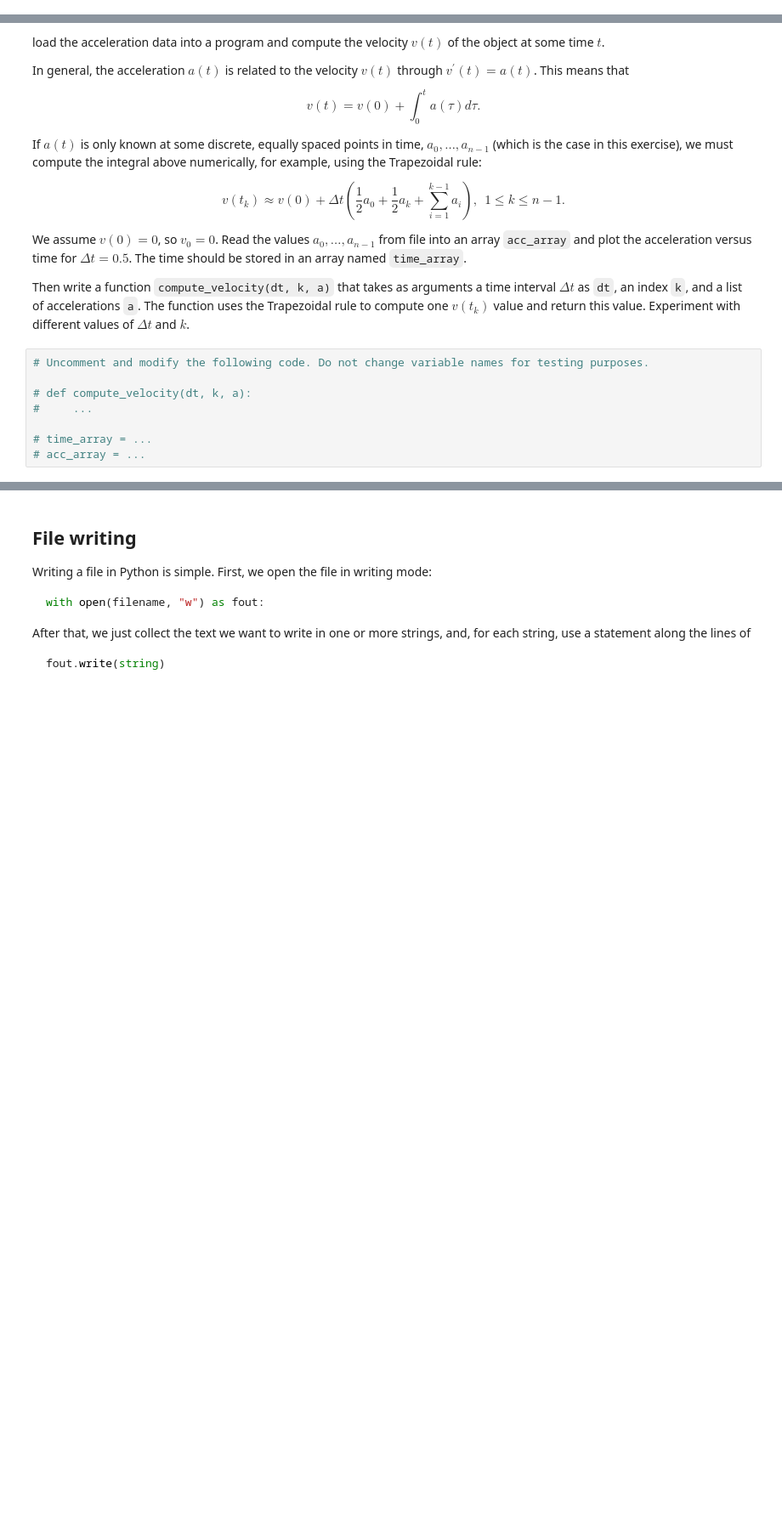
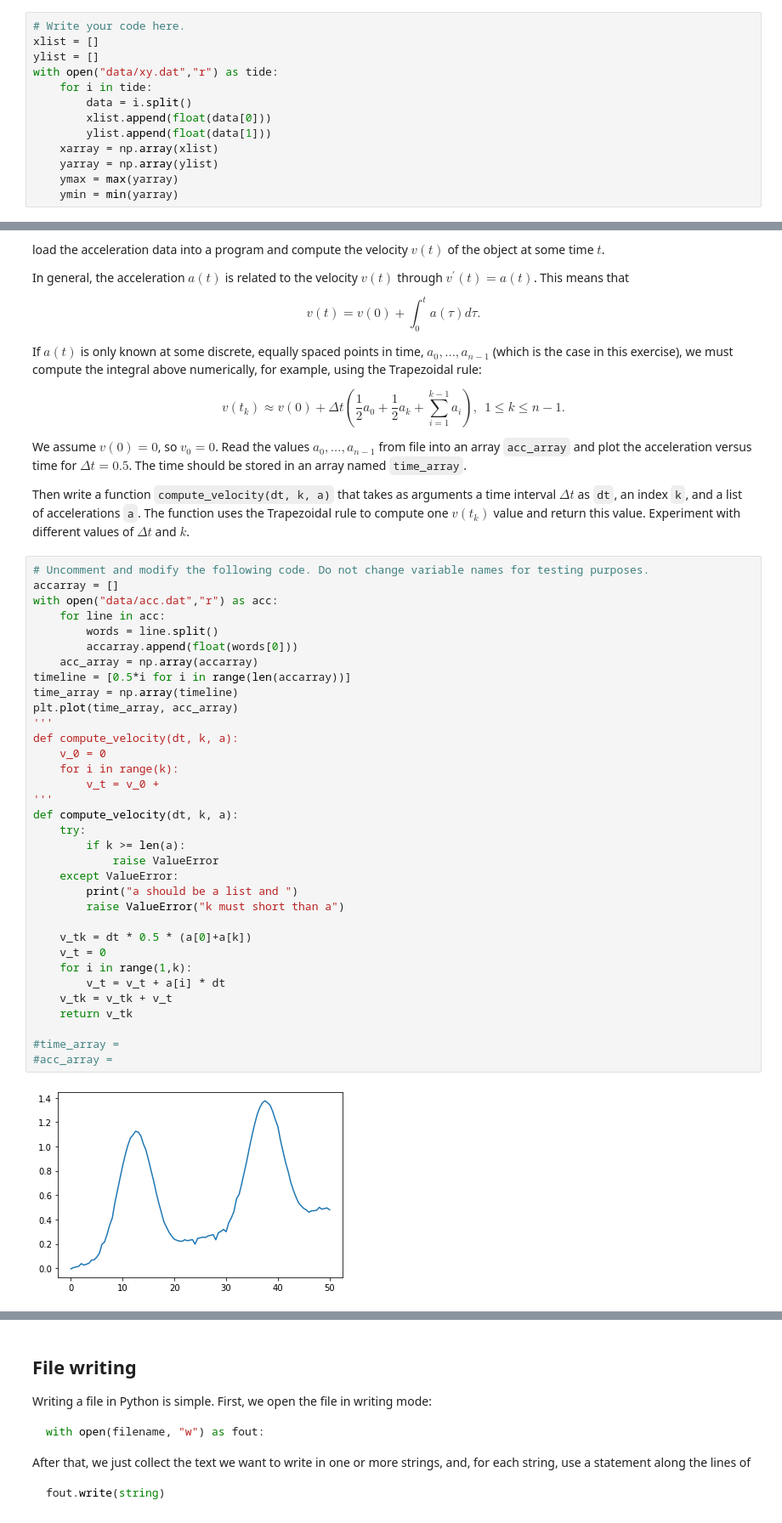
Before and after one commit to acse-0e251b1d/intro_to_python, a Jupyter notebook: lecture3/lecture3.ipynb, the cells around one changed output, grey strips where cells are left out. Shown: that part at 85% size. Drawn from its saved outputs; the diff is of its cells as text; blank space fills up the shorter version.

```diff
--- a/lecture3/lecture3.ipynb
+++ b/lecture3/lecture3.ipynb
@@ -578,3 +631,16 @@ Make a program that reads the first column into a list `xlist` and the second co
+# %%
+# Write your code here.
+xlist = []
+ylist = []
+with open("data/xy.dat","r") as tide:
+    for i in tide:
+        data = i.split()
+        xlist.append(float(data[0]))
+        ylist.append(float(data[1]))
+    xarray = np.array(xlist)
+    yarray = np.array(ylist)
+    ymax = max(yarray)
+    ymin = min(yarray)
 # %%
 with pybryt.check(pybryt_reference(3, 7)):
     xlist, ylist, xarray, yarray, ymin, ymax
@@ -613,14 +756,42 @@ $$v(t_k) \approx v(0) + \Delta t \left(\frac{1}{2}a_0 + \frac{1}{2}a_k + \sum_{i
 We assume $v(0) = 0$, so $v_0 = 0$. Read the values $a_0, \ldots, a_{n-1}$ from file into an array `acc_array` and plot the acceleration versus time for $\Delta t = 0.5$. The time should be stored in an array named `time_array`.
 
 Then write a function `compute_velocity(dt, k, a)` that takes as arguments a time interval $\Delta t$ as `dt`, an index `k`, and a list of accelerations `a`. The function uses the Trapezoidal rule to compute one $v(t_k)$ value and return this value. Experiment with different values of $\Delta t$ and $k$.
-# %%
-# Uncomment and modify the following code. Do not change variable names for testing purposes.
-
-# def compute_velocity(dt, k, a):
-#     ...
-
-# time_array = ...
-# acc_array = ...
+# %%
+# Uncomment and modify the following code. Do not change variable names for testing purposes.
+accarray = []
+with open("data/acc.dat","r") as acc:
+    for line in acc:
+        words = line.split()
+        accarray.append(float(words[0]))
+    acc_array = np.array(accarray)
+timeline = [0.5*i for i in range(len(accarray))]
+time_array = np.array(timeline)
+plt.plot(time_array, acc_array)
+'''
+def compute_velocity(dt, k, a):
+    v_0 = 0
+    for i in range(k):
+        v_t = v_0 +
+'''
+def compute_velocity(dt, k, a):
+    try:
+        if k >= len(a):
+            raise ValueError
+    except ValueError:
+        print("a should be a list and ")
+        raise ValueError("k must short than a")
+
+    v_tk = dt * 0.5 * (a[0]+a[k])
+    v_t = 0
+    for i in range(1,k):
+        v_t = v_t + a[i] * dt
+    v_tk = v_tk + v_t
+    return v_tk
+
+#time_array =
+#acc_array =
+# %% [output]
+[figure, added]
 # %%
 with pybryt.check(pybryt_reference(3, 9)):
     compute_velocity(1, 2, [5, 10, 12, 15, 16]), acc_array, time_array
```
Also changed, not shown: parts of 22 cells of this notebook, 12 other files.
